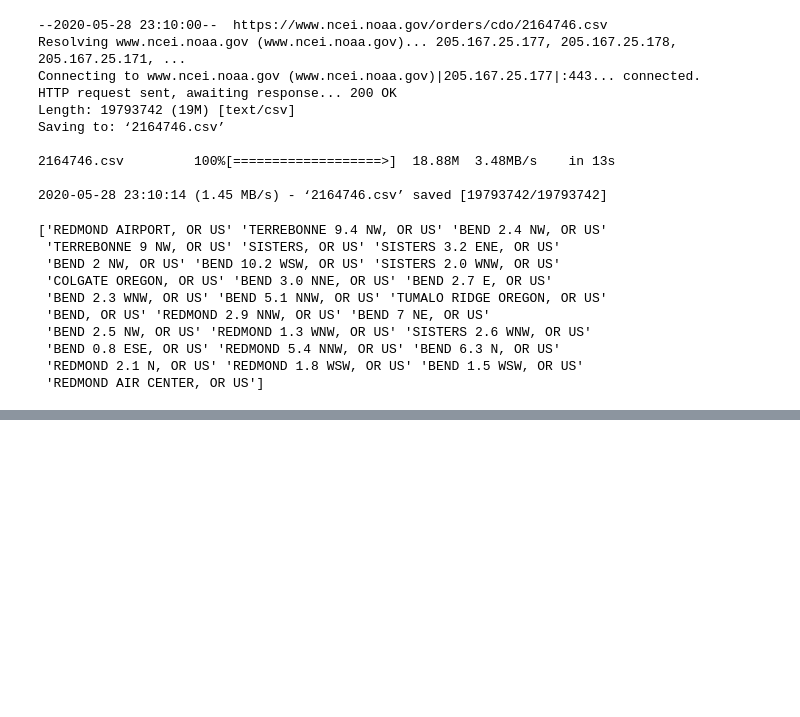
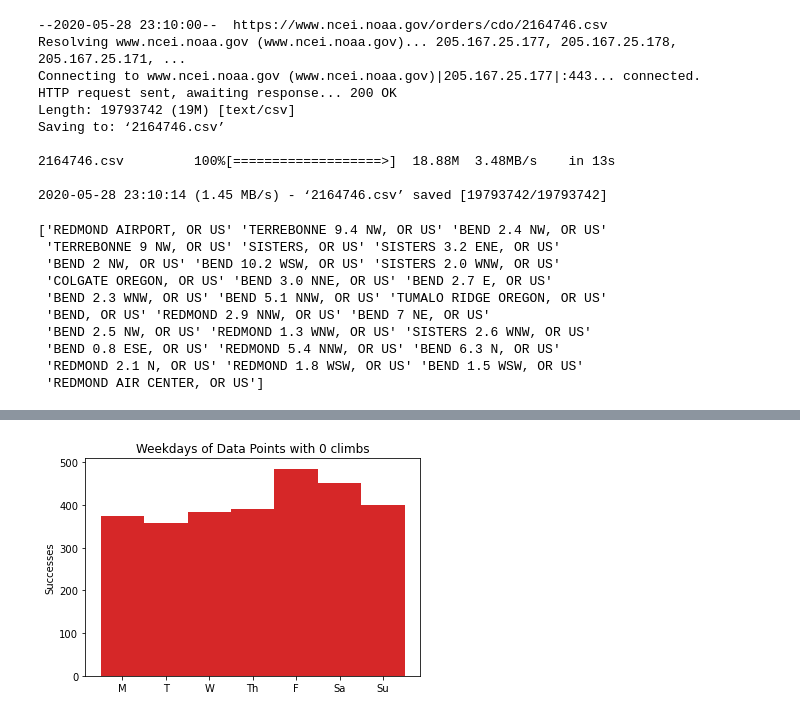
Before and after one commit to benrhodeland/SendingTemps, a Jupyter notebook: Notebooks/DownloadWeatherdata.ipynb, the cells around one changed output, grey strips where cells are left out. Saved outputs shown, nothing was run; the diff lists cells and outputs as text; code cells hidden in the pictures; blank space fills up the shorter version.

Commit message:
MVP Data

```diff
--- a/Notebooks/DownloadWeatherdata.ipynb
+++ b/Notebooks/DownloadWeatherdata.ipynb
@@ -63,0 +381,2 @@ df.describe()
+# %%
+edges = np.array([0,1,2,3,4,5,6,7])-0.5
@@ -63,0 +395,18 @@ df.describe()
+# %%
+def gen_sendfree_list(weather_df, ascent_df, weekday_prob, num=2800):
+    #nosend_dates = np.empty(shape=[len(ascent_df),], dtype='datetime64')
+    nosend_dates = pd.DataFrame(data = None,
+                                columns = None,
+                                dtype = 'object')
+    #for idx in tqdm(range(len(ascent_df))):
+    for idx in tqdm(range(num)):
+        new_date = gen_new_date(weather_df, weekday_prob)
+        while pd.to_datetime(new_date.array)[0] in pd.to_datetime(ascent_df.index):
+            #print(new_date)
+            new_date = gen_new_date(weather_df, weekday_prob)
+        #nosend_dates.iloc[idx] = new_date.array.date
+        nosend_dates = nosend_dates.append({'date':str(pd.to_datetime(new_date.values[0]).date())},ignore_index=True)
+
+    newdf = pd.Series(0, index=pd.Index(nosend_dates['date']))
+
+    return newdf
@@ -63,0 +415,2 @@ df.describe()
+# %%
+ns_dates = gen_sendfree_list(rdm_df, daily_ascents, wkday_prob,num=len(daily_ascents))
@@ -63,0 +442,7 @@ df.describe()
+# %%
+plt.hist(pd.to_datetime(ns_dates.index).weekday, bins=edges, color='tab:red')
+plt.title('Weekdays of Data Points with 0 climbs')
+plt.ylabel('Successes')
+plt.xticks(ticks = [0,1,2,3,4,5,6], labels = ['M','T','W','Th','F','Sa','Su']);
+# %% [output]
+[figure, added]
```
Also changed, not shown: parts of 64 cells of this notebook, 3 other files.
